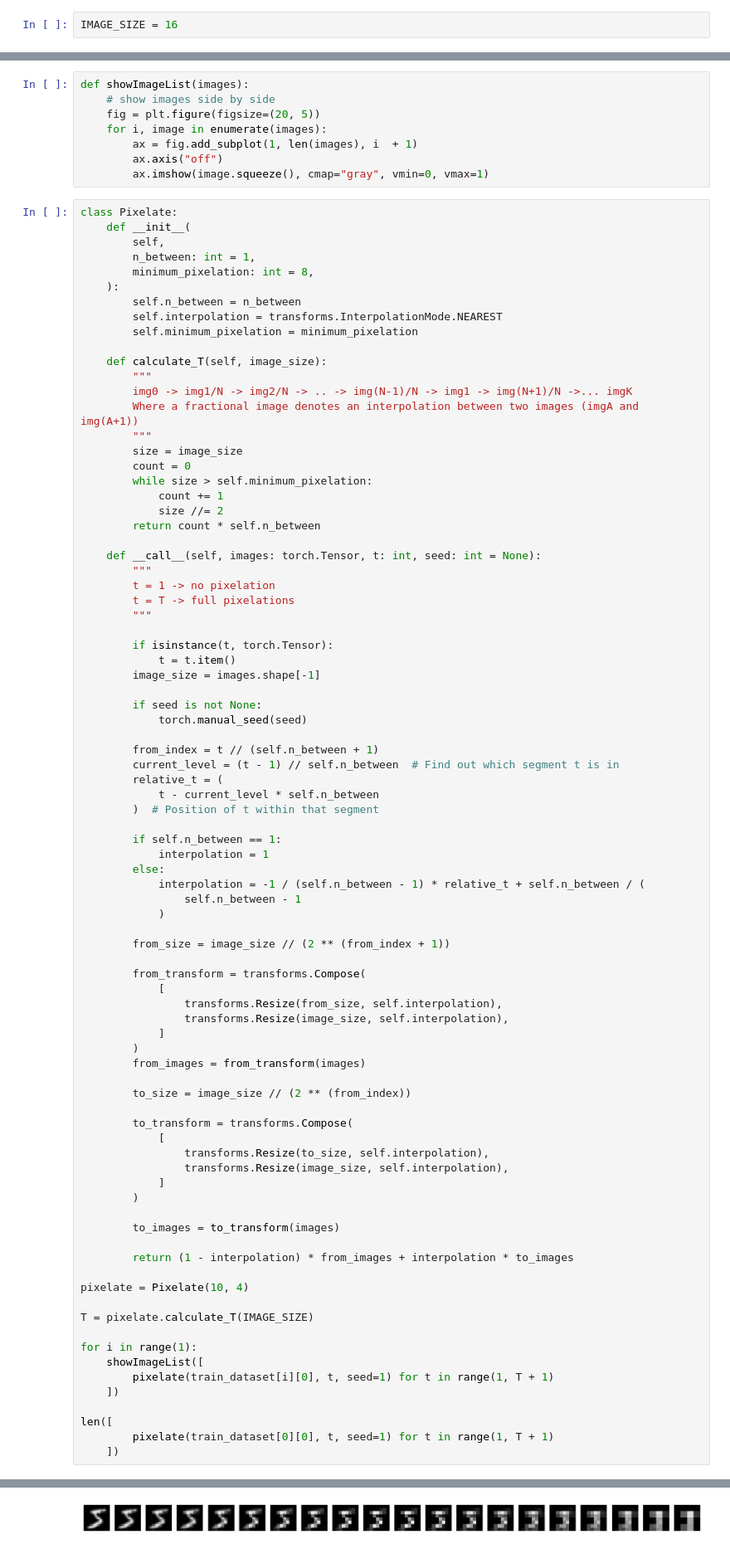
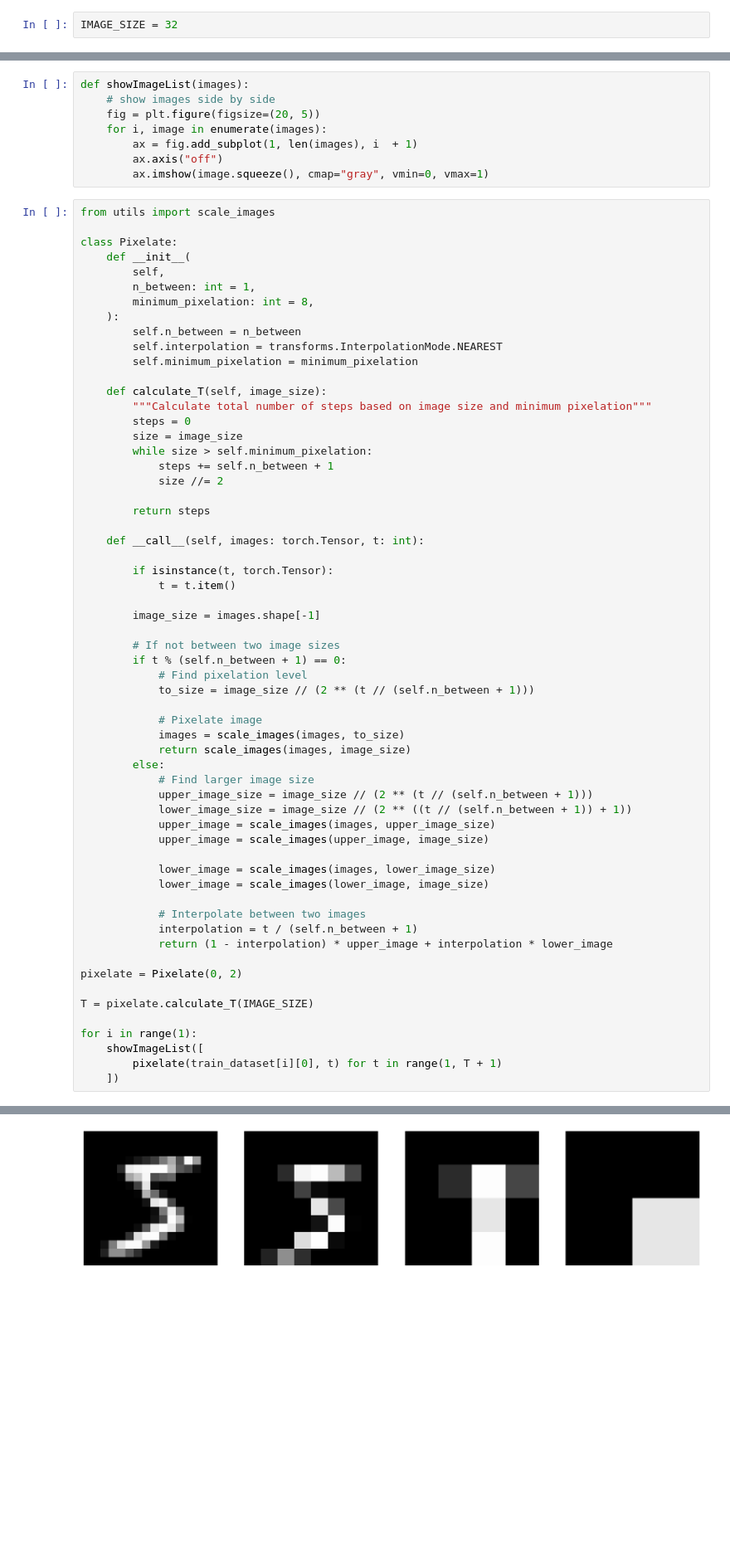
Before and after one commit to christianjensen2903/MNISTDiffusion, a Jupyter notebook: cold.ipynb, the cells around one changed output, grey strips where cells are left out. Shown: that part at 83% size. Cells and saved outputs as stored; diff of their text form; blank space fills up the shorter version.

```diff
--- a/cold.ipynb
+++ b/cold.ipynb
@@ -3,7 +3,7 @@ from torchvision import transforms, datasets
 import torch
 import matplotlib.pyplot as plt
 # %%
-IMAGE_SIZE = 16
+IMAGE_SIZE = 32
 # %%
 mnist_transform = transforms.Compose(
     [
@@ -23,6 +23,8 @@ def showImageList(images):
         ax.axis("off")
         ax.imshow(image.squeeze(), cmap="gray", vmin=0, vmax=1)
 # %%
+from utils import scale_images
+
 class Pixelate:
     def __init__(
         self,
@@ -34,76 +36,50 @@ class Pixelate:
         self.minimum_pixelation = minimum_pixelation
 
     def calculate_T(self, image_size):
-        """
-        img0 -> img1/N -> img2/N -> .. -> img(N-1)/N -> img1 -> img(N+1)/N ->... imgK
-        Where a fractional image denotes an interpolation between two images (imgA and img(A+1))
-        """
+        """Calculate total number of steps based on image size and minimum pixelation"""
+        steps = 0
         size = image_size
-        count = 0
         while size > self.minimum_pixelation:
-            count += 1
+            steps += self.n_between + 1
             size //= 2
-        return count * self.n_between
 
-    def __call__(self, images: torch.Tensor, t: int, seed: int = None):
-        """
-        t = 1 -> no pixelation
-        t = T -> full pixelations
-        """
+        return steps
+
+    def __call__(self, images: torch.Tensor, t: int):
 
         if isinstance(t, torch.Tensor):
             t = t.item()
+
         image_size = images.shape[-1]
 
-        if seed is not None:
-            torch.manual_seed(seed)
+        # If not between two image sizes
+        if t % (self.n_between + 1) == 0:
+            # Find pixelation level
+            to_size = image_size // (2 ** (t // (self.n_between + 1)))
 
-        from_index = t // (self.n_between + 1)
-        current_level = (t - 1) // self.n_between  # Find out which segment t is in
-        relative_t = (
-            t - current_level * self.n_between
-        )  # Position of t within that segment
+            # Pixelate image
+            images = scale_images(images, to_size)
+            return scale_images(images, image_size)
+        else:
+            # Find larger image size
+            upper_image_size = image_size // (2 ** (t // (self.n_between + 1)))
+            lower_image_size = image_size // (2 ** ((t // (self.n_between + 1)) + 1))
+            upper_image = scale_images(images, upper_image_size)
+            upper_image = scale_images(upper_image, image_size)
 
-        if self.n_between == 1:
-            interpolation = 1
-        else:
-            interpolation = -1 / (self.n_between - 1) * relative_t + self.n_between / (
-                self.n_between - 1
-            )
+            lower_image = scale_images(images, lower_image_size)
+            lower_image = scale_images(lower_image, image_size)
 
-        from_size = image_size // (2 ** (from_index + 1))
+            # Interpolate between two images
+            interpolation = t / (self.n_between + 1)
+            return (1 - interpolation) * upper_image + interpolation * lower_image
 
-        from_transform = transforms.Compose(
-            [
-                transforms.Resize(from_size, self.interpolation),
-                transforms.Resize(image_size, self.interpolation),
-            ]
-        )
-        from_images = from_transform(images)
-
-        to_size = image_size // (2 ** (from_index))
-
-        to_transform = transforms.Compose(
-            [
-                transforms.Resize(to_size, self.interpolation),
-                transforms.Resize(image_size, self.interpolation),
-            ]
-        )
-
-        to_images = to_transform(images)
-
-        return (1 - interpolation) * from_images + interpolation * to_images
-
-pixelate = Pixelate(10, 4)
+pixelate = Pixelate(0, 2)
 
 T = pixelate.calculate_T(IMAGE_SIZE)
 
 for i in range(1):
     showImageList([
-        pixelate(train_dataset[i][0], t, seed=1) for t in range(1, T + 1)
+        pixelate(train_dataset[i][0], t) for t in range(1, T + 1)
     ])
-
-len([
-        pixelate(train_dataset[0][0], t, seed=1) for t in range(1, T + 1)
-    ])
 # %% [output]
@@ -111 +86 @@ len([
-[figure, old version]
+[figure, new version]
```
Also changed, not shown: parts of 13 cells of this notebook, 3 other files.
